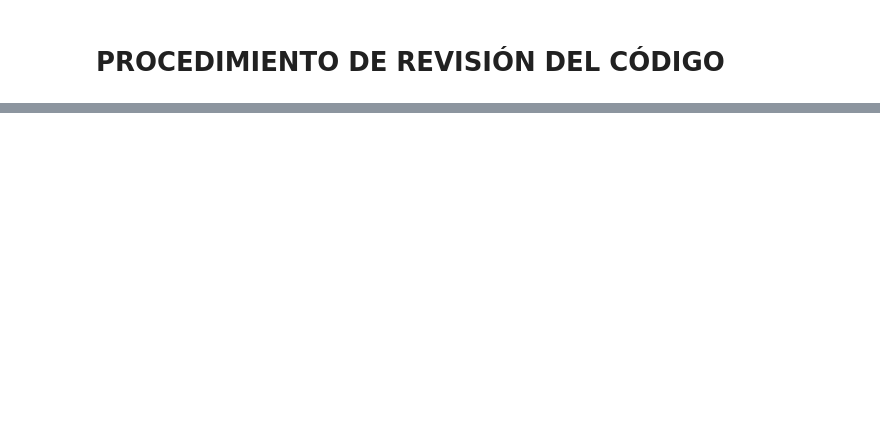
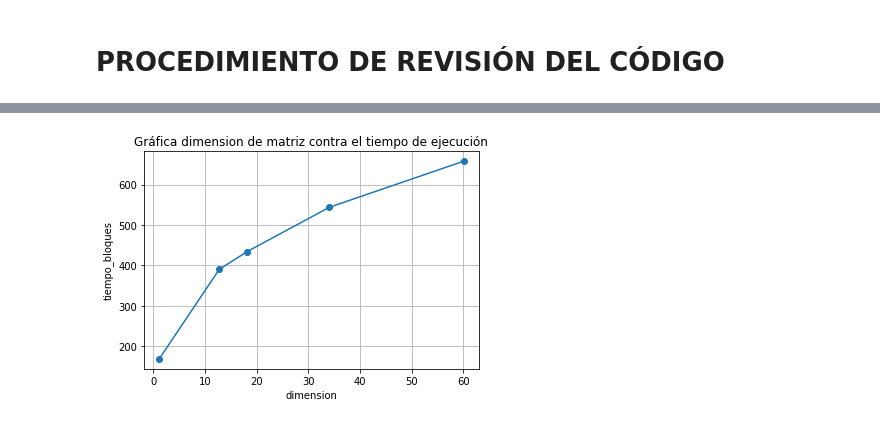
Before and after one commit to mno-2020-gh-classroom/ex-modulo-3-comp-matricial-plu-paola-md, a Jupyter notebook: notebooks/Revision/Procedimiento_revision.ipynb, the cells around one changed output, grey strips where cells are left out. Cells and saved outputs as stored; diff of their text form; code cells hidden in the pictures; blank space fills up the shorter version.

Commit message:
completa procedimiento_revision

```diff
--- a/notebooks/Revision/Procedimiento_revision.ipynb
+++ b/notebooks/Revision/Procedimiento_revision.ipynb
@@ -56,0 +120,2 @@ revision_modular.revision_x(10,10**3,10**3+1,-99,99)
+# %%
+bloques=revision_modular.revision_bloques(5,10**2,10**3,-99,99)
@@ -56,0 +138,14 @@ revision_modular.revision_x(10,10**3,10**3+1,-99,99)
+# %%
+bloques.sort_values(by=['dimension_A'],inplace=True)
+dimension = bloques['dimension_A']
+tiempo=bloques['tiempo_bloques']
+# %%
+import matplotlib.pyplot as plt
+plt.plot(tiempo,dimension,'o-')
+plt.title('Gráfica dimension de matriz contra el tiempo de ejecución')
+plt.xlabel('dimension')
+plt.ylabel('tiempo_bloques')
+plt.grid()
+plt.show()
+# %% [output]
+[figure, added]
```
Also changed, not shown: parts of 24 cells of this notebook.
